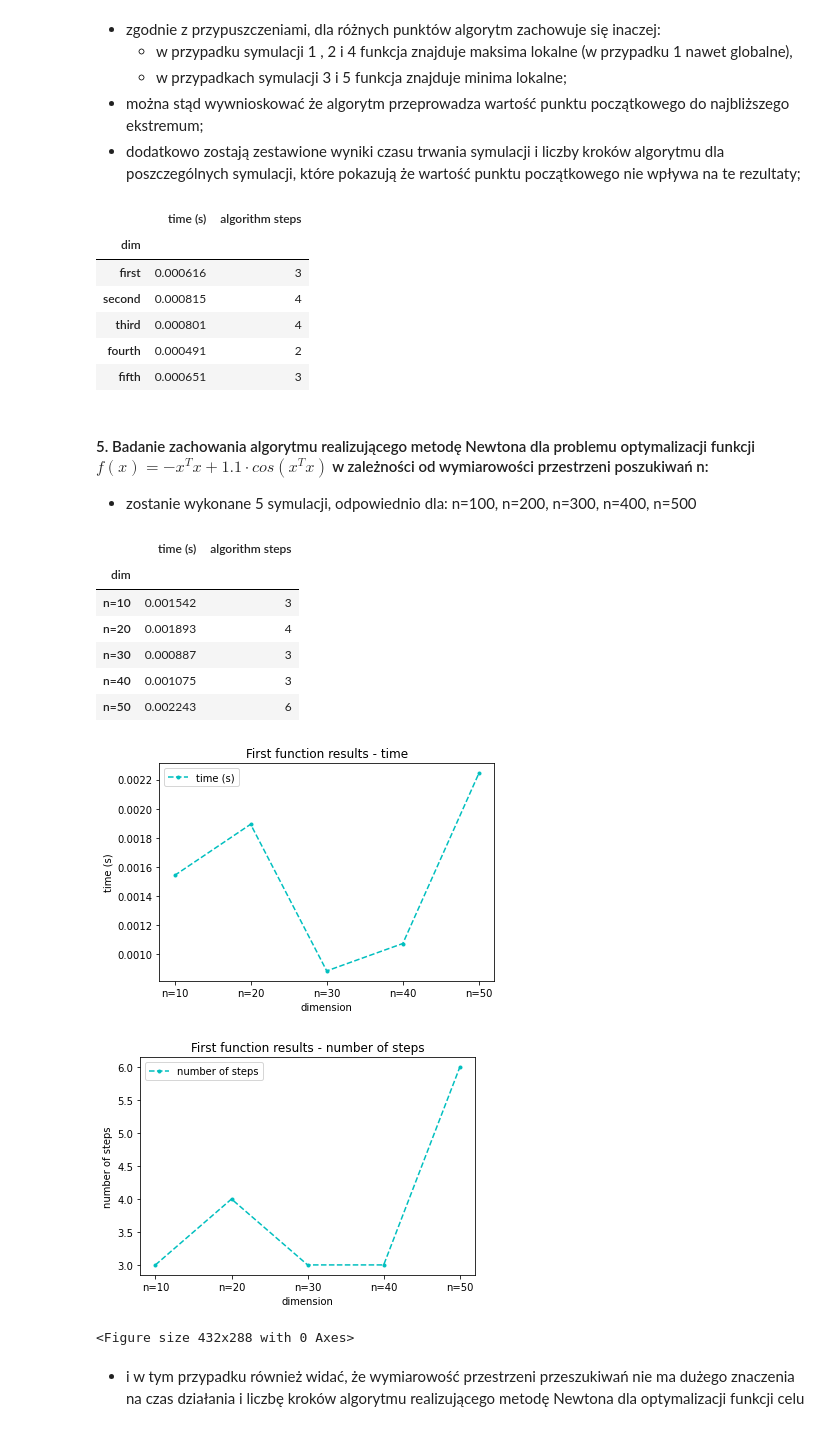
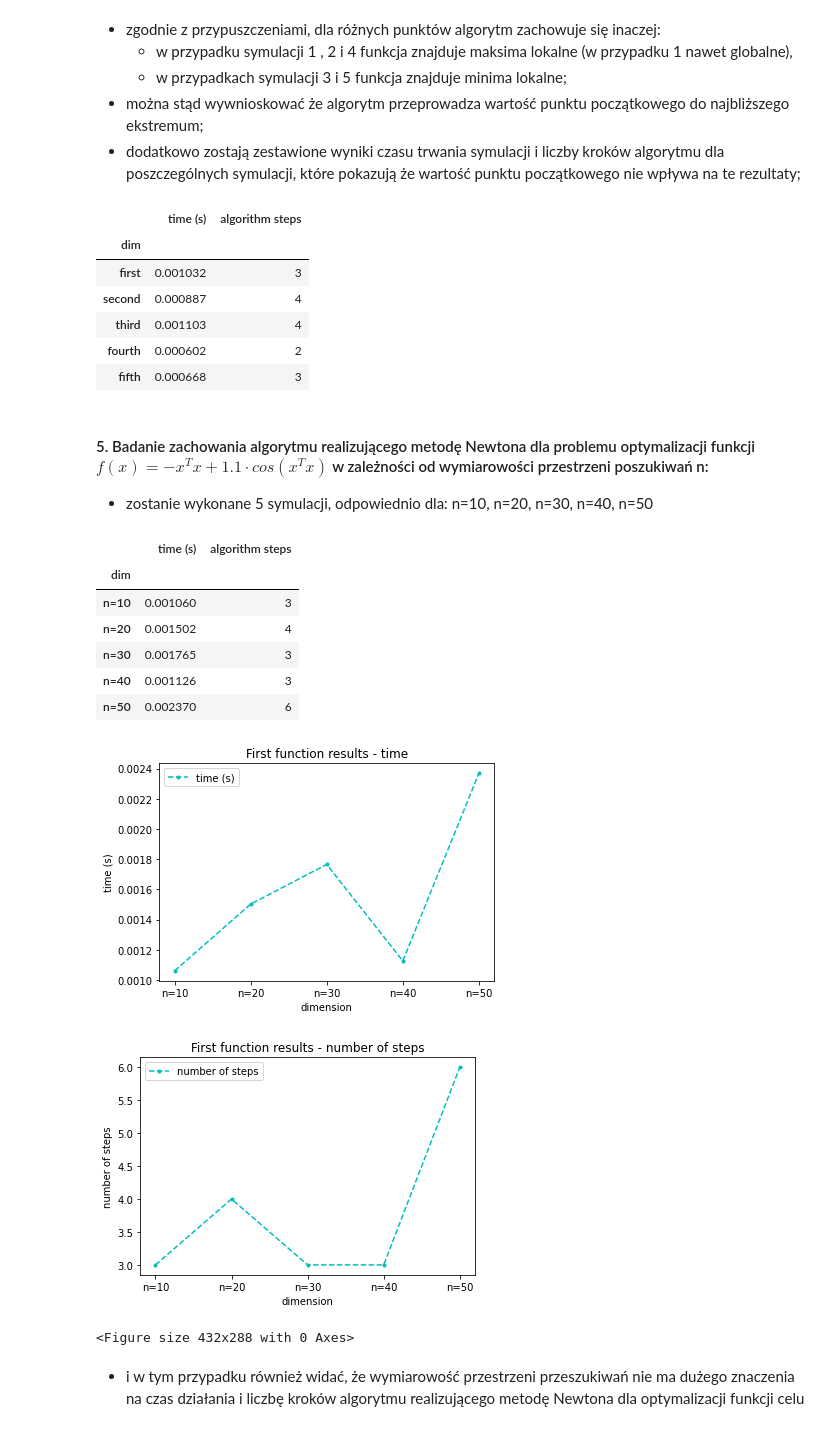
Before and after one commit to lukasz-staniszewski/ml-algorithms-scratch, a Jupyter notebook: newton-method-optimization/newton_optimization.ipynb, the cells around one changed output. Drawn from its saved outputs; the diff is of its cells as text; code cells hidden in the pictures.

```diff
--- a/newton-method-optimization/newton_optimization.ipynb
+++ b/newton-method-optimization/newton_optimization.ipynb
@@ -416,17 +410,14 @@ create_plot("First function results - number of steps", identificators, number_o
 + przeprowadzona zostanie symulacja podobna do tej z podpunktu 2., jednak z założeniem, że $ β = 1 $
 + dodatkowo dla każdej symulacji losowane są składniki punktu początkowego, a wymiarowość zwiększa się o 5 z każdą symulacją
 # %%
-z = 100
+dims = [5, 10, 15, 20, 25]
 sim_times = []
 sim_steps = []
-number_of_alg_steps = []
-vect = []
+n_alg_steps = []
 
-for dimension in range(5):
-    for _ in range(5):
-        vect.append(random.randint(-1000, 1000))
-    starting_point = np.matrix(vect).transpose()
-    number_of_alg_steps.append(simulateNewton(starting_point, f1, gradientf1, hessianf1, 1, 500, True))
+for dim in dims:
+    starting_point = np.random.randint(-1000, 1000, size = (dim, 1))
+    n_alg_steps.append(simulateNewton(starting_point, f1, gradientf1, hessianf1, 1, 500, True))
     sim_times.append(round(timeit.timeit(lambda: simulateNewton(starting_point, f1, gradientf1, hessianf1, 1, 500),number = 1),10))
 
 sim_fun_values = get_f_infos(f1, sim_steps)
@@ -472,13 +464,13 @@ Symulacja:
 # %%
 sim_times = []
 sim_steps = []
-number_of_alg_steps = []
+n_alg_steps = []
 starting_points = [[0.5,0.5, 0.5],[30, 12, 34],[-10,12,13],[2, 2, 3],[60, 23, 45]]            # starting points
 
-for simulation in range(5):
-    starting_point = np.matrix(starting_points[simulation]).transpose()
+for start_pts in starting_points:
+    starting_point = np.matrix(start_pts).transpose()
     sim_steps.append(simulateNewton(starting_point, f2, gradientf2, hessianf2, 1, 600))
-    number_of_alg_steps.append(simulateNewton(starting_point, f2, gradientf2, hessianf2, 1, 600, True))
+    n_alg_steps.append(simulateNewton(starting_point, f2, gradientf2, hessianf2, 1, 600, True))
     sim_times.append(round(timeit.timeit(lambda: simulateNewton(starting_point, f2, gradientf2, hessianf2, 1, 600, True),number = 1),10))
 
 sim_fun_values = get_f_infos(f2, sim_steps)
@@ -526,56 +517,57 @@ df
 times = {}
 
 times["time (s)"] = sim_times
-times["algorithm steps"] = number_of_alg_steps
+times["algorithm steps"] = n_alg_steps
 
 df = pd.DataFrame(times,index=counter)
 df.index.name = "dim"
+
 df
 # %% [output]
 |  | time (s) | algorithm steps |
 | dim |  |  |
-| first | 0.000616 | 3 |
-| second | 0.000815 | 4 |
-| third | 0.000801 | 4 |
-| fourth | 0.000491 | 2 |
-| fifth | 0.000651 | 3 |
+| first | 0.001032 | 3 |
+| second | 0.000887 | 4 |
+| third | 0.001103 | 4 |
+| fourth | 0.000602 | 2 |
+| fifth | 0.000668 | 3 |
 # %% [markdown]
 #### 5. Badanie zachowania algorytmu realizującego metodę Newtona dla problemu optymalizacji funkcji $ f(x) = -x^Tx + 1.1 \cdot cos(x^Tx)$ w zależności od wymiarowości przestrzeni poszukiwań n:
-+ zostanie wykonane 5 symulacji, odpowiednio dla: n=100, n=200, n=300, n=400, n=500
++ zostanie wykonane 5 symulacji, odpowiednio dla: n=10, n=20, n=30, n=40, n=50
 # %%
+dims = [10, 20, 30, 40, 50]
 sim_times = []
 sim_steps = []
-number_of_alg_steps = []
-vect = []
+n_alg_steps = []
+vect_x = []
 
-for simulation in range(5):
-    for _ in range(10):
-        vect.append(50)
-    starting_point = np.matrix(vect).transpose()
-    number_of_alg_steps.append(simulateNewton(starting_point, f2, gradientf2, hessianf2, 1, 500, True))
+for dim in dims:
+    starting_point = np.matrix([50 for _ in range(dim)]).transpose()
+    n_alg_steps.append(simulateNewton(starting_point, f2, gradientf2, hessianf2, 1, 500, True))
     sim_times.append(round(timeit.timeit(lambda: simulateNewton(starting_point, f2, gradientf2, hessianf2, 1, 500, True),number = 1),10))
 # %%
 results = {}
 identificators=["n=10", "n=20", "n=30", "n=40", "n=50"]
 times["time (s)"] = sim_times
-times["algorithm steps"] = number_of_alg_steps
+times["algorithm steps"] = n_alg_steps
 
 df = pd.DataFrame(times,index=identificators)
 df.index.name="dim"
+
 df
 # %% [output]
 |  | time (s) | algorithm steps |
 | dim |  |  |
-| n=10 | 0.001542 | 3 |
-| n=20 | 0.001893 | 4 |
-| n=30 | 0.000887 | 3 |
-| n=40 | 0.001075 | 3 |
-| n=50 | 0.002243 | 6 |
+| n=10 | 0.001060 | 3 |
+| n=20 | 0.001502 | 4 |
+| n=30 | 0.001765 | 3 |
+| n=40 | 0.001126 | 3 |
+| n=50 | 0.002370 | 6 |
 # %%
 create_plot("First function results - time", identificators, sim_times, "time (s)", "dimension", "time (s)")
-create_plot("First function results - number of steps", identificators, number_of_alg_steps, "number of steps", "dimension", "number of steps")
+create_plot("First function results - number of steps", identificators, n_alg_steps, "number of steps", "dimension", "number of steps")
 # %% [output]
-[figure, old version]
+[figure, new version]
 [figure]
 <Figure size 432x288 with 0 Axes>
 # %% [markdown]
```
Also changed, not shown: parts of 15 cells of this notebook.
